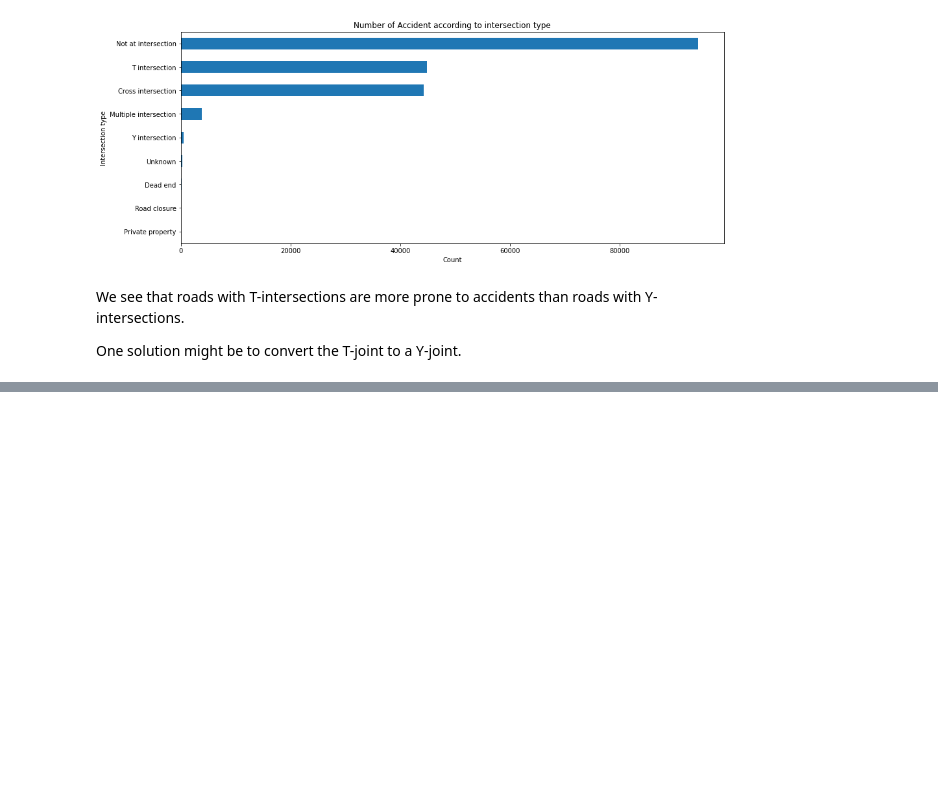
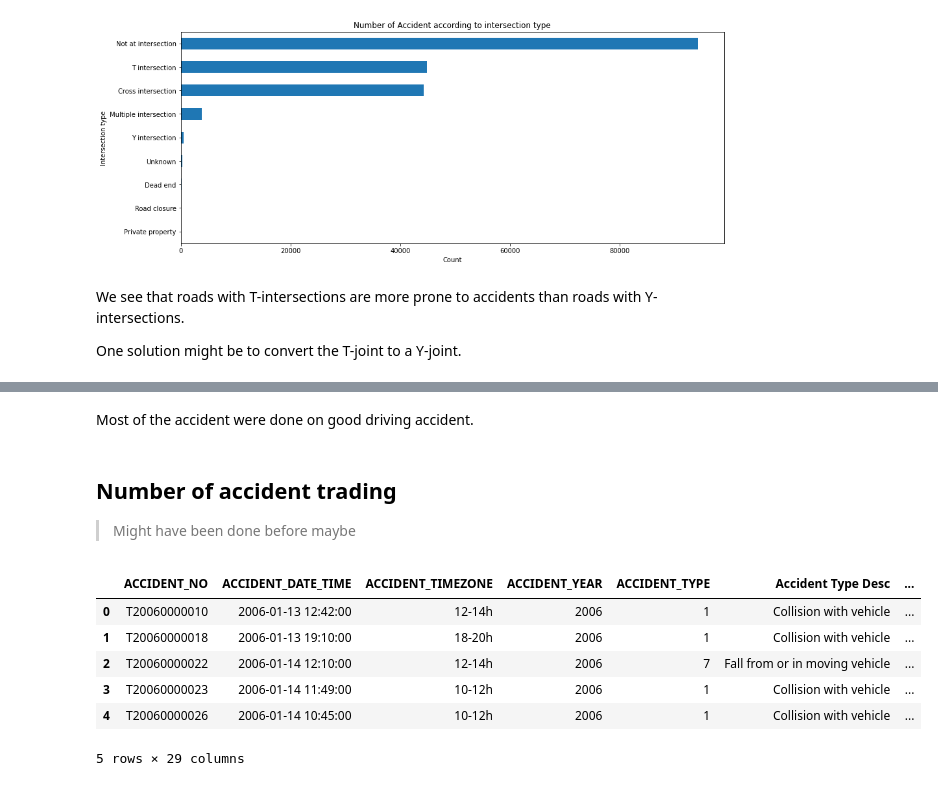
Before and after one commit to lethib/enea_study_case, a Jupyter notebook: data_analysis.ipynb, the cells around one changed output, grey strips where cells are left out. Cells and saved outputs as stored; diff of their text form; code cells hidden in the pictures; blank space fills up the shorter version.

```diff
--- a/data_analysis.ipynb
+++ b/data_analysis.ipynb
@@ -286,0 +305,17 @@ One solution might be to convert the T-joint to a Y-joint.
+# %% [markdown]
+Most of the accident were done on good driving accident.
+# %% [markdown]
+## Number of accident trading
+
+> Might have been done before maybe
+# %%
+df_acc.insert(3, "ACCIDENT_YEAR", df_acc.ACCIDENT_DATE_TIME.dt.year)
+df_acc.head()
+# %% [output]
+|  | ACCIDENT_NO | ACCIDENT_DATE_TIME | ACCIDENT_TIMEZONE | ACCIDENT_YEAR | ACCIDENT_TYPE | Accident Type Desc | ... |
+| 0 | T20060000010 | 2006-01-13 12:42:00 | 12-14h | 2006 | 1 | Collision with vehicle | ... |
+| 1 | T20060000018 | 2006-01-13 19:10:00 | 18-20h | 2006 | 1 | Collision with vehicle | ... |
+| 2 | T20060000022 | 2006-01-14 12:10:00 | 12-14h | 2006 | 7 | Fall from or in moving vehicle | ... |
+| 3 | T20060000023 | 2006-01-14 11:49:00 | 10-12h | 2006 | 1 | Collision with vehicle | ... |
+| 4 | T20060000026 | 2006-01-14 10:45:00 | 10-12h | 2006 | 1 | Collision with vehicle | ... |
+5 rows × 29 columns
```
Also changed, not shown: parts of 7 cells of this notebook, 1 other file.
